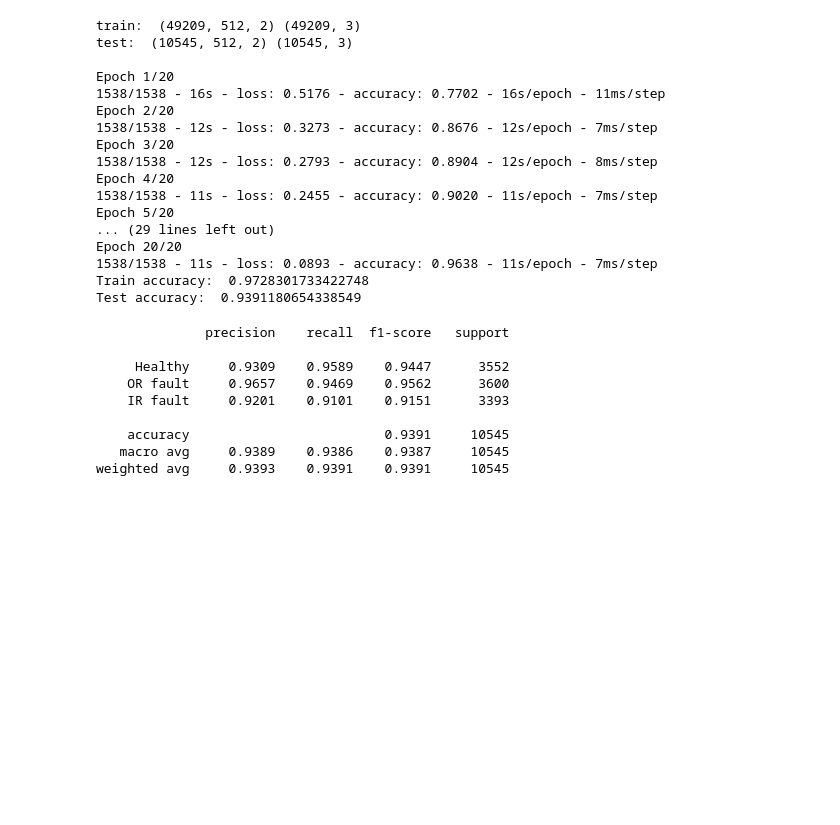
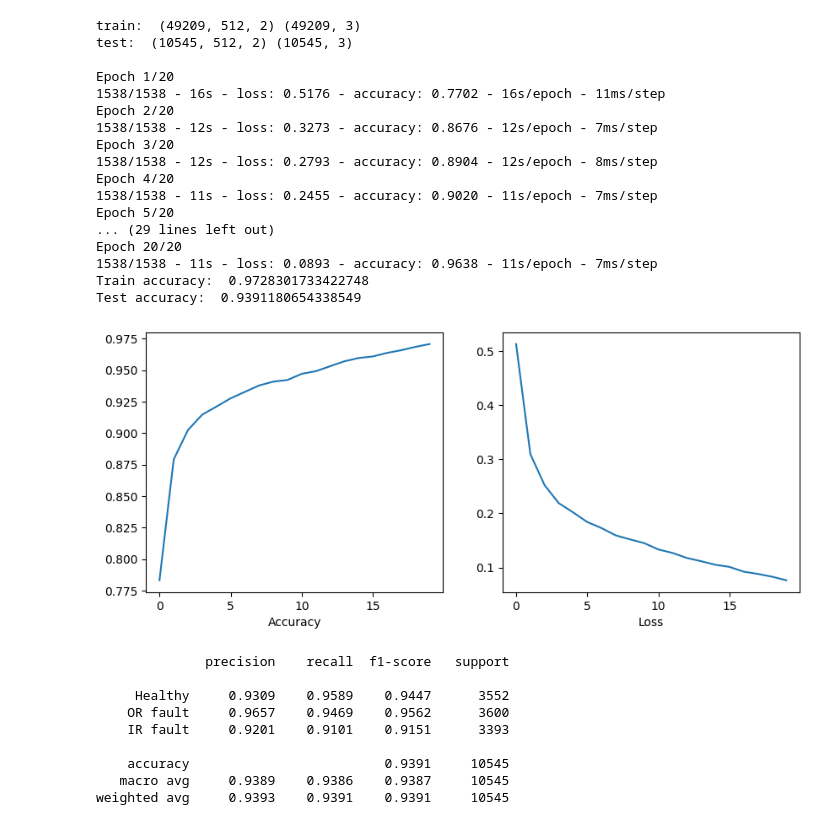
Before and after one commit to carlotala/TFG_GITT_project_code, a Jupyter notebook: CNN_Model.ipynb, the cells around one changed output. Drawn from its saved outputs; the diff is of its cells as text; code cells hidden in the pictures; blank space fills up the shorter version.

```diff
--- a/CNN_Model.ipynb
+++ b/CNN_Model.ipynb
@@ -45,11 +51,28 @@ def load_dataset():
 # %%
 # fit and evaluate a model
 def evaluate_model(trainX, trainy, testX, testy):
+    """
+	This function loads the train and test processed datasets priorly saved.
+
+	Input:
+	- trainX, testX: numpy arrays of shape (n_samples, 512, 2)
+		512 frequency data points for each sample and the rotational speed for each sample
+	- trainy, testy: numpy arrays of shape (n_samples, 3)
+		one hot encoding of y for the 3 classes (healthy, inside ring damage, outside ring damage)
+
+    Output:
+    - accuracy: accuracy when evaluating the model with the test data
+    - pred_train: model prediction when the input is trainX
+    - pred_test: model prediction when the input is testX
+    - history.history['accuracy']: list of values for accuracy throughout the training process
+    - history.history['loss']: list of values for loss throughout the training process
+	"""
 
     verbose, epochs, batch_size = 2, 20, 32
 
     n_timesteps, n_features, n_outputs = trainX.shape[1], trainX.shape[2], trainy.shape[1]
 
+    # CNN Model architecture
     model = Sequential()
     model.add(Conv1D(filters=3, kernel_size=5, activation='relu',input_shape=(n_timesteps,n_features)))
     model.add(MaxPooling1D(pool_size=2))
@@ -62,21 +85,21 @@ def evaluate_model(trainX, trainy, testX, testy):
     model.compile(loss='categorical_crossentropy', optimizer='adam', metrics=['accuracy'])
 
     # fit network
-    model.fit(trainX, trainy, epochs=epochs, batch_size=batch_size, verbose=verbose)
+    history = model.fit(trainX, trainy, epochs=epochs, batch_size=batch_size, verbose=verbose)
 
     # evaluate model
     _, accuracy = model.evaluate(testX, testy, batch_size=batch_size, verbose=0)
     pred_train = model.predict(trainX, verbose=0)
     pred_test = model.predict(testX, verbose=0)
 
-    # save model
+    # save model as an h5 file in the 'models/' directory
     models_dir = 'models/'
     existing_models = [filename for filename in os.listdir(models_dir) if filename.startswith('cnn_model')]
     num_model = len(existing_models)+1
     filename = f'models/cnn_model_{num_model}.h5'
     model.save(filename)
 
-    return accuracy, pred_train, pred_test
+    return accuracy, pred_train, pred_test, history.history['accuracy'], history.history['loss']
 # %%
 # summarize scores
 def summarize_results(scores):
@@ -149,12 +201,18 @@ Test accuracy:
 [92.68847795163585, 92.20483641536273, 33.68421052631579, 91.22807017543859]
 Accuracy: 77.451% (+/-25.274)
 # %%
+# Train and test the model one time to analyze the results in depth:
+
 # load data
 trainX, trainy, testX, testy = load_dataset()
 
-score, pred_train, pred_test = evaluate_model(trainX, trainy, testX, testy)
+# evaluate model
+score, pred_train, pred_test, acc_epoch, loss_epoch = evaluate_model(trainX, trainy, testX, testy)
+
 train_acc = accuracy_score(np.argmax(trainy,axis=1), np.argmax(pred_train,axis=1))
 test_acc = accuracy_score(np.argmax(testy,axis=1), np.argmax(pred_test,axis=1))
+
+# print train and test accuracies
 print('Train accuracy: ',train_acc)
 print('Test accuracy: ',test_acc)
 # %% [output]
@@ -175,4 +233,20 @@ Epoch 20/20
 1538/1538 - 11s - loss: 0.0893 - accuracy: 0.9638 - 11s/epoch - 7ms/step
 Train accuracy:  0.9728301733422748
 Test accuracy:  0.9391180654338549
+# %%
+# Plot to show how accuracy and loss change throughout the training process
+# x-axis shows the number of epochs that have passed
+# y-axis shows the accuracy or loss value achieved
+
+fig, axs = plt.subplots(1, 2, figsize=(10, 4))
+
+axs[0].plot(acc_epoch)
+axs[0].set(xlabel='Accuracy')
+
+axs[1].plot(loss_epoch)
+axs[1].set(xlabel='Loss')
+
+plt.show()
+# %% [output]
+[figure, added]
 # %%
```
Also changed, not shown: parts of 15 cells of this notebook.
